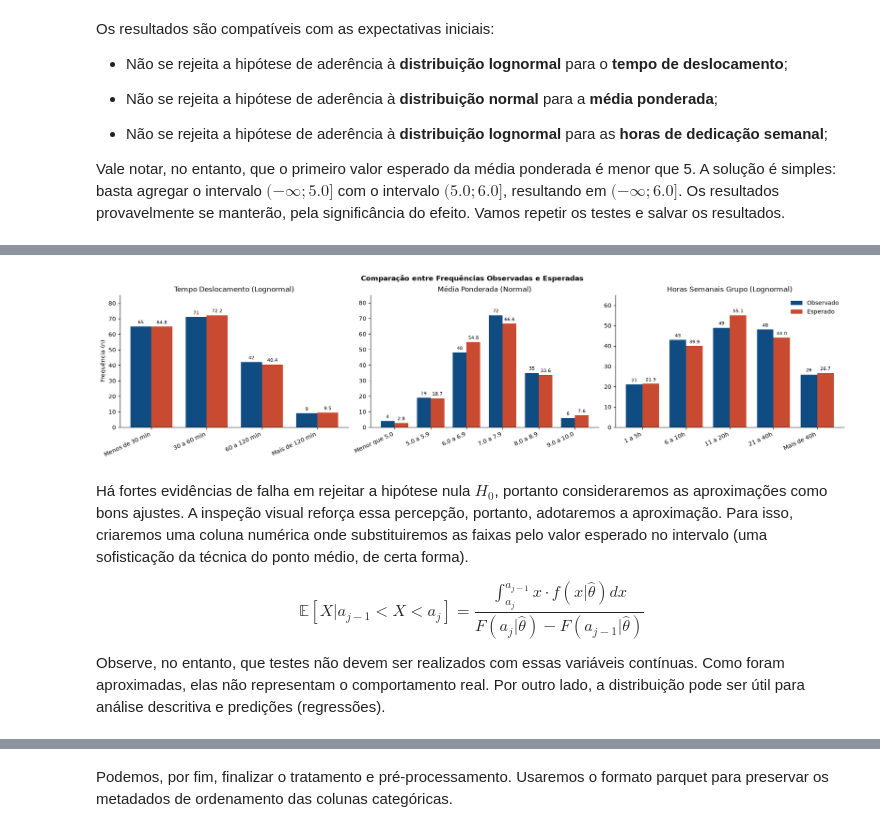
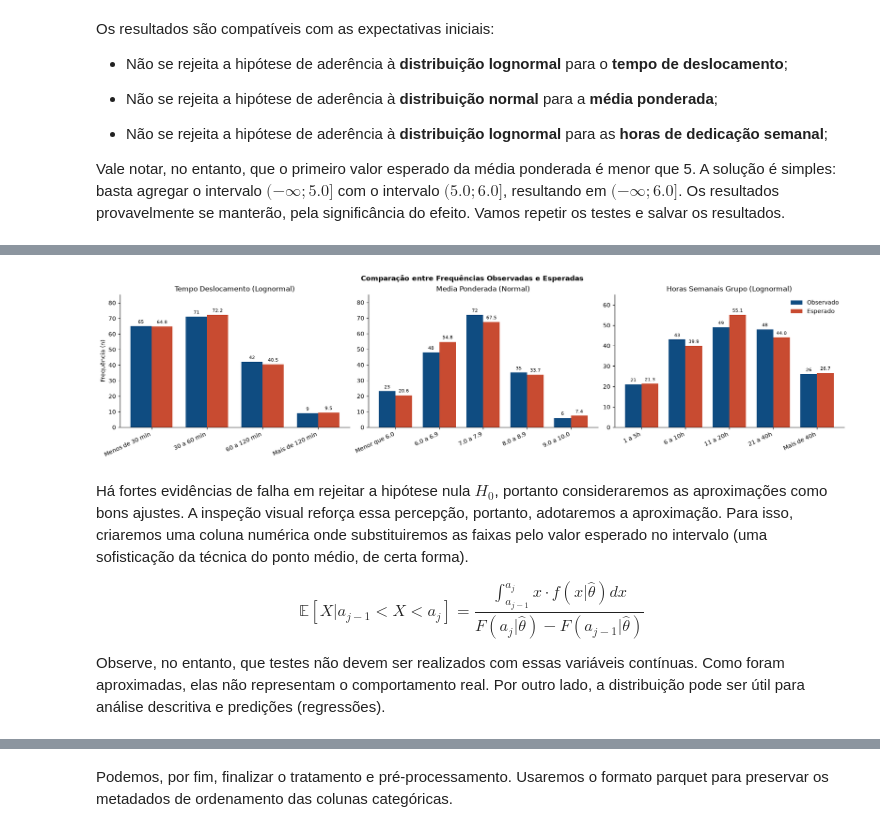
Before and after one commit to psallescard/estudo-grupos-de-extensao, a Jupyter notebook: notebooks/00_Data_Processing.ipynb, the cells around one changed output, grey strips where cells are left out. Saved outputs shown, nothing was run; the diff lists cells and outputs as text; code cells hidden in the pictures.

```diff
--- a/notebooks/00_Data_Processing.ipynb
+++ b/notebooks/00_Data_Processing.ipynb
@@ -373,7 +371,7 @@ cat_map = {
     'Liga de Empreendedorismo da Poli': 'Empreendedorismo',
 }
 
-df_clean["categoria_extensao"] = df_clean["grupo_extensao"].map(cat_map).fillna("Outros")
+df_clean["categoria_extensao"] = df_clean["grupo_extensao"].map(cat_map).fillna("Outros").astype("category")
 df_clean["categoria_extensao"].value_counts()
 # %% [output]
 categoria_extensao
@@ -513,6 +465,6 @@ df_summary
 # %%
 from src.plotting.plots_preprocessing import build_gof_summary_df
-from src.preprocessing import run_adhesion_tests
+from src.preprocessing import Distribution, run_adhesion_tests
 
 alpha = 0.05
 
@@ -522,21 +474,21 @@ var_config = [
         "label": "Tempo Deslocamento",
         "order": ["Menos de 30 min", "30 a 60 min", "60 a 120 min", "Mais de 120 min"],
         "upper_edges": [30.0, 60.0, 120.0, np.inf],
-        "guesses": {"Normal": (50.0, 25.0), "Lognormal": (np.log(50.0), 0.5)},
+        "guesses": {Distribution.NORMAL: (50.0, 25.0), Distribution.LOGNORMAL: (np.log(50.0), 0.5)},
     },
     {
         "col": "media_ponderada",
         "label": "Media Ponderada",
         "order": ["Menor que 5.0", "5.0 a 5.9", "6.0 a 6.9", "7.0 a 7.9", "8.0 a 8.9", "9.0 a 10.0"],
         "upper_edges": [5.0, 6.0, 7.0, 8.0, 9.0, np.inf],
-        "guesses": {"Normal": (7.5, 1.0), "Lognormal": (np.log(7.5), 0.2)},
+        "guesses": {Distribution.NORMAL: (7.5, 1.0), Distribution.LOGNORMAL: (np.log(7.5), 0.2)},
     },
     {
         "col": "horas_semanais_grupo",
         "label": "Horas Semanais Grupo",
         "order": ["1 a 5h", "6 a 10h", "11 a 20h", "21 a 40h", "Mais de 40h"],
         "upper_edges": [5.0, 10.0, 20.0, 40.0, np.inf],
-        "guesses": {"Normal": (15.0, 10.0), "Lognormal": (np.log(15.0), 0.5)},
+        "guesses": {Distribution.NORMAL: (15.0, 10.0), Distribution.LOGNORMAL: (np.log(15.0), 0.5)},
     },
 ]
 
@@ -575,8 +527,7 @@ df_temp = df_clean.copy()
 df_temp["media_ponderada_agg"] = (
     df_temp["media_ponderada"]
     .astype(str)
-    .replace({"Menor que 5.0": "Menor que 6.0", "5.0 a 5.9": "Menor que 6.0"}
-)
+    .replace({"Menor que 5.0": "Menor que 6.0", "5.0 a 5.9": "Menor que 6.0"})
 )
 
 results_agg = run_adhesion_tests(df_temp, var_config_agg, alpha)
@@ -599,20 +550,30 @@ Results successfully saved.
 # %%
 from src.plotting.plots_preprocessing import plot_observed_vs_expected
 
-plots_data = [
-    ("Tempo Deslocamento (Lognormal)", td_order, td_values, exp_td),
-    ("Média Ponderada (Normal)", mp_order, mp_values, exp_mp),
-    ("Horas Semanais Grupo (Lognormal)", hg_order, hg_values, exp_hg),
+winners = [
+    ("Tempo Deslocamento", Distribution.LOGNORMAL),
+    ("Media Ponderada", Distribution.NORMAL),
+    ("Horas Semanais Grupo", Distribution.LOGNORMAL),
 ]
+
+plots_data = []
+
+for var_label, dist in winners:
+    dist_name = str(dist)
+    title = f"{var_label} ({dist})"
+    cfg = next(c for c in var_config_agg if c["label"] == var_label)
+    row = df_summary_agg.query("Variable == @var_label and Distribution == @dist_name").iloc[0]
+
+    plots_data.append((title, cfg["order"], row["Observed"], row["Expected"]))
 
 plot_observed_vs_expected(plots_data)
 plt.savefig(OUTPUT_DIR / "figures" / "observed_vs_expected_values.png")
 plt.show()
 # %% [output]
-[figure, old version]
+[figure, new version]
 # %% [markdown]
 Há fortes evidências de falha em rejeitar a hipótese nula $H_0$, portanto consideraremos as aproximações como bons ajustes. A inspeção visual reforça essa percepção, portanto, adotaremos a aproximação. Para isso, criaremos uma coluna numérica onde substituiremos as faixas pelo valor esperado no intervalo (uma sofisticação da técnica do ponto médio, de certa forma).
 
-$$\mathbb{E}[X | a_{j-1} < X < a_j] = \frac{\int_{a_j}^{a_{j-1}} x \cdot f(x | \hat{\theta}) dx}{F(a_j | \hat{\theta}) - F(a_{j-1} | \hat{\theta})}$$
+$$\mathbb{E}[X | a_{j-1} < X < a_j] = \frac{\int_{a_{j-1}}^{a_j} x \cdot f(x | \hat{\theta}) dx}{F(a_j | \hat{\theta}) - F(a_{j-1} | \hat{\theta})}$$
 
 Observe, no entanto, que testes não devem ser realizados com essas variáveis contínuas. Como foram aproximadas, elas não representam o comportamento real. Por outro lado, a distribuição pode ser útil para análise descritiva e predições (regressões).
```
Also changed, not shown: parts of 5 cells of this notebook, 1 other file.
